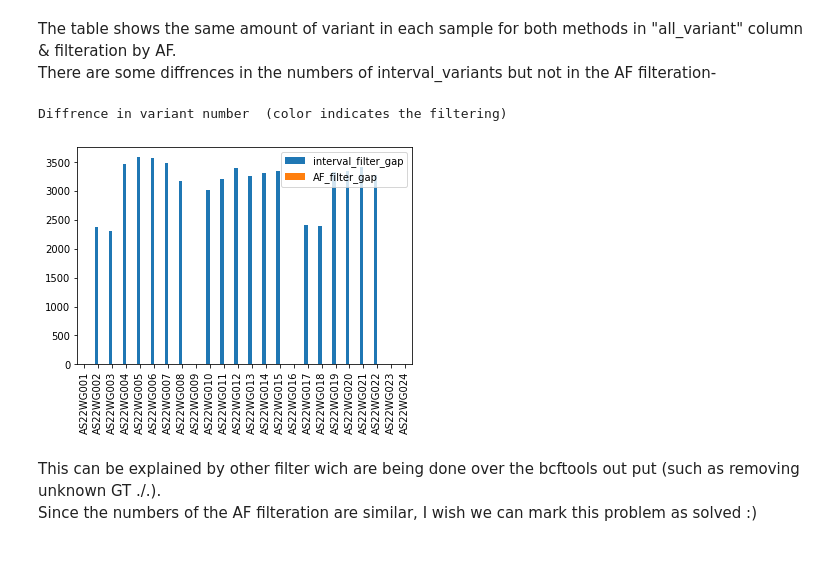
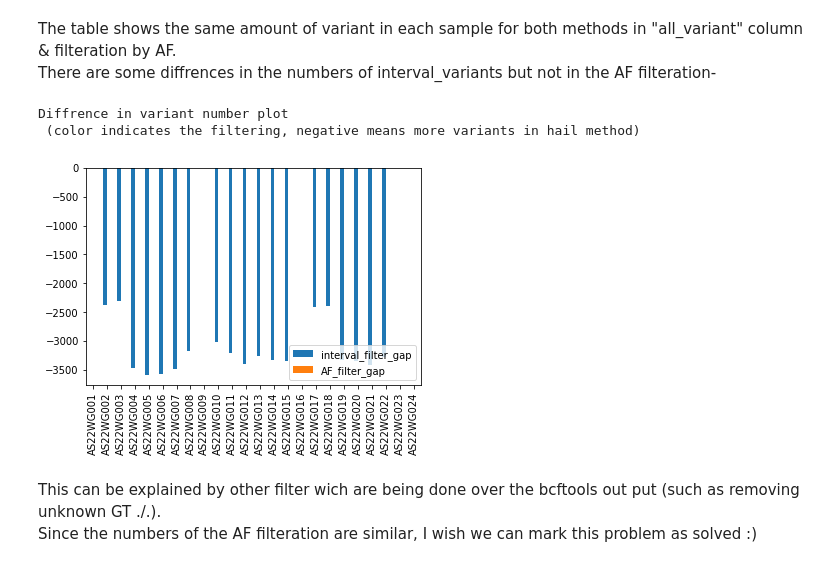
Before and after one commit to Toozig/gnomAD_df_class, a Jupyter notebook: variant_number_confirmation/number_analysis.ipynb, the cells around one changed output. Cells and saved outputs as stored; diff of their text form; code cells hidden in the pictures.

```diff
--- a/variant_number_confirmation/number_analysis.ipynb
+++ b/variant_number_confirmation/number_analysis.ipynb
@@ -107,16 +92,17 @@ display(comb)
 The table shows the same amount of variant in each sample for both methods in "all_variant" column & filteration by AF. <br>
 There are some diffrences in the numbers of interval_variants but not in the AF filteration-
 # %%
-diffrence_inter = (comb.interval_variants_bcf - comb.interval_variants_hail).abs().rename("interval_filter_gap")
-diffrence_AF = (comb['interval_variants_AF<0.01_bcf'] - comb['interval_variants_AF<0.01_hail'] ).abs().rename('AF_filter_gap')
+diffrence_inter = (comb.interval_variants_bcf - comb.interval_variants_hail).rename("interval_filter_gap")
+diffrence_AF = (comb['interval_variants_AF<0.01_bcf'] - comb['interval_variants_AF<0.01_hail'] ).rename('AF_filter_gap')
 diffrence = pd.concat([diffrence_inter,diffrence_AF], axis=1)
 diffrence = diffrence.iloc[[comb.index.tolist().index(i) for i in order]]
 
 x = diffrence.plot.bar()
-print("Diffrence in variant number plot (color indicates the filtering)")
+print("Diffrence in variant number plot\n (color indicates the filtering, negative means more variants in hail method)")
 # %% [output]
-Diffrence in variant number  (color indicates the filtering)
+Diffrence in variant number plot
+ (color indicates the filtering, negative means more variants in hail method)
-[figure, old version]
+[figure, new version]
 # %% [markdown]
 This can be explained by other filter wich are being done over the bcftools out put (such as removing unknown GT ./.). <br>
 Since the numbers of the AF filteration are similar, I wish we can mark this problem as solved :)
```
Also changed, not shown: parts of 1 cell of this notebook.
